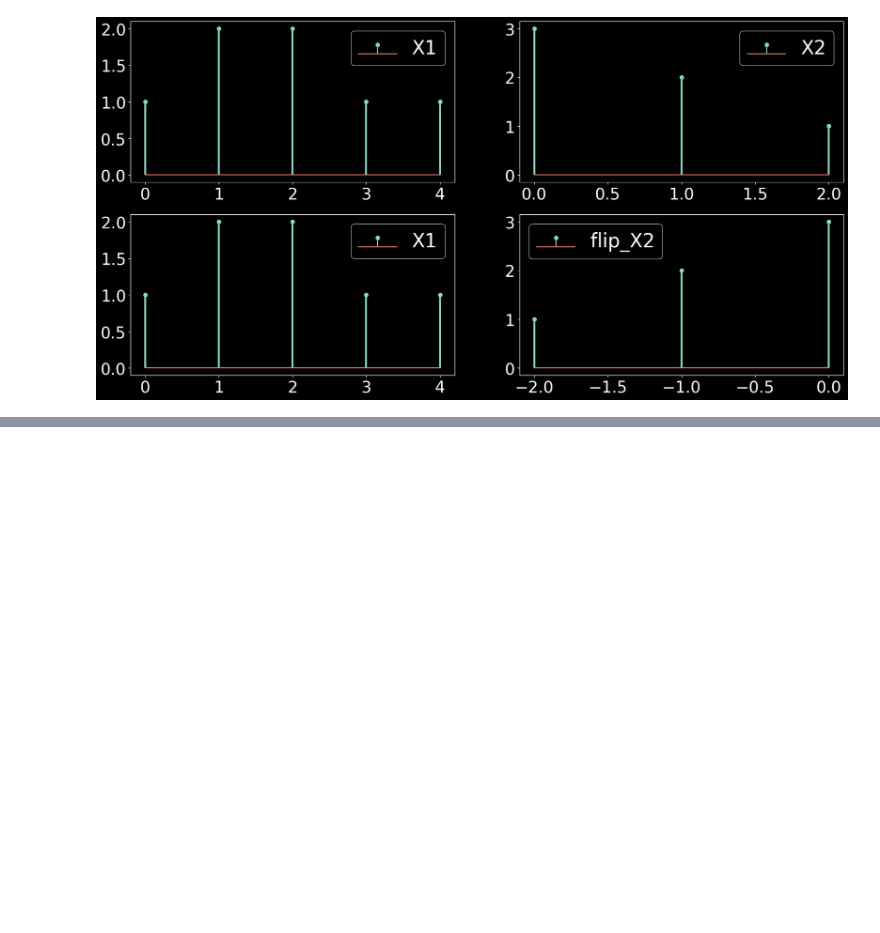
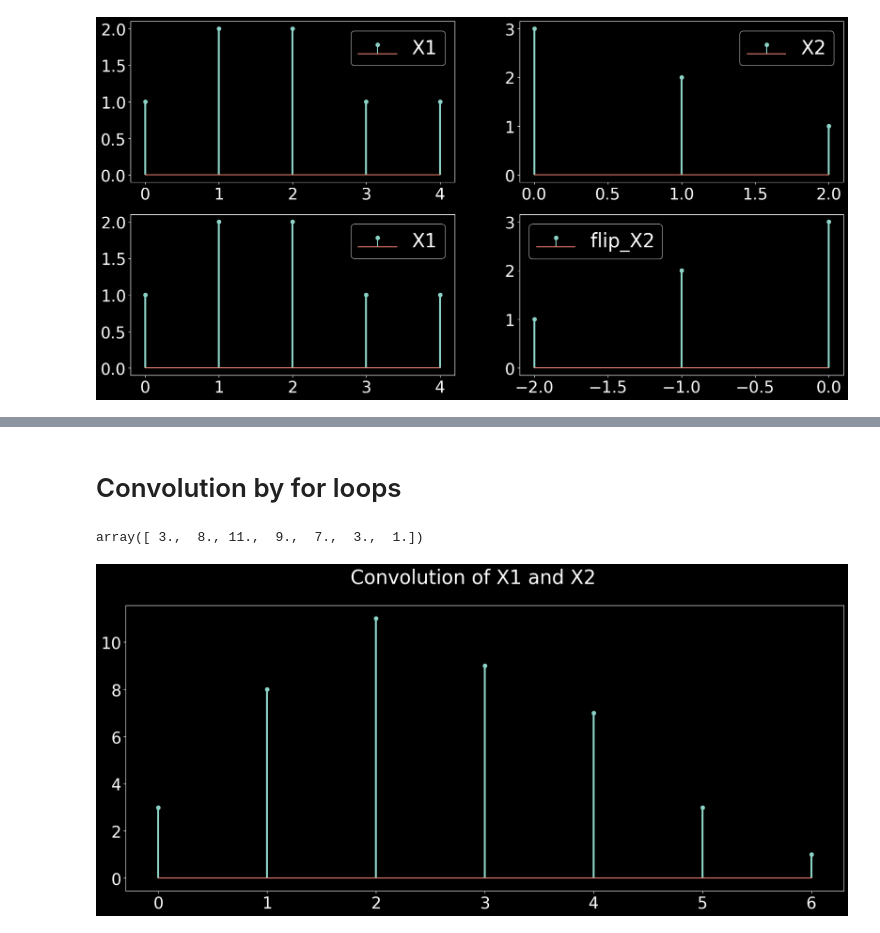
Before and after one commit to hbrandon15/ISP-with-Python, a Jupyter notebook: fundamentals_of_signal_processing/09_convolution.ipynb, the cells around one changed output, grey strips where cells are left out. Cells and saved outputs as stored; diff of their text form; code cells hidden in the pictures; blank space fills up the shorter version.

```diff
--- a/fundamentals_of_signal_processing/09_convolution.ipynb
+++ b/fundamentals_of_signal_processing/09_convolution.ipynb
@@ -47,0 +87,21 @@ plt.show()
+# %% [markdown]
+# Convolution by for loops
+# %%
+convres = np.zeros(nconv) # nconv = 7
+for i in range(0,nconv):
+	convres[i] = np.sum(f_x2 * data_4_conv[i:i+nx2])
+# %%
+convres
+# %% [output]
+array([ 3.,  8., 11.,  9.,  7.,  3.,  1.])
+# %%
+plt.figure(figsize= (20,8))
+plt.suptitle('Convolution of X1 and X2', fontsize = 30)
+style.use('dark_background')
+plt.rcParams['xtick.labelsize'] = 25
+plt.rcParams['ytick.labelsize'] = 25
+markerline, stemlines, baseline = plt.stem(convres)
+plt.setp(stemlines, 'linewidth', 3)
+plt.show()
+# %% [output]
+[figure, added]
```
Also changed, not shown: parts of 4 cells of this notebook.
